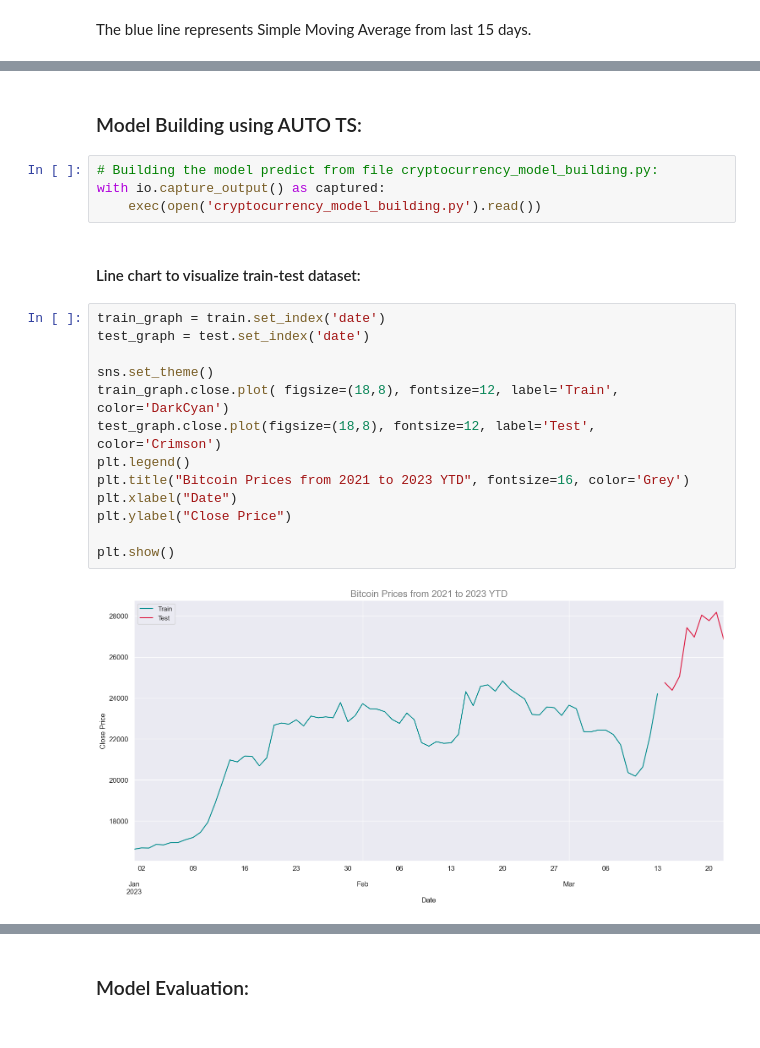
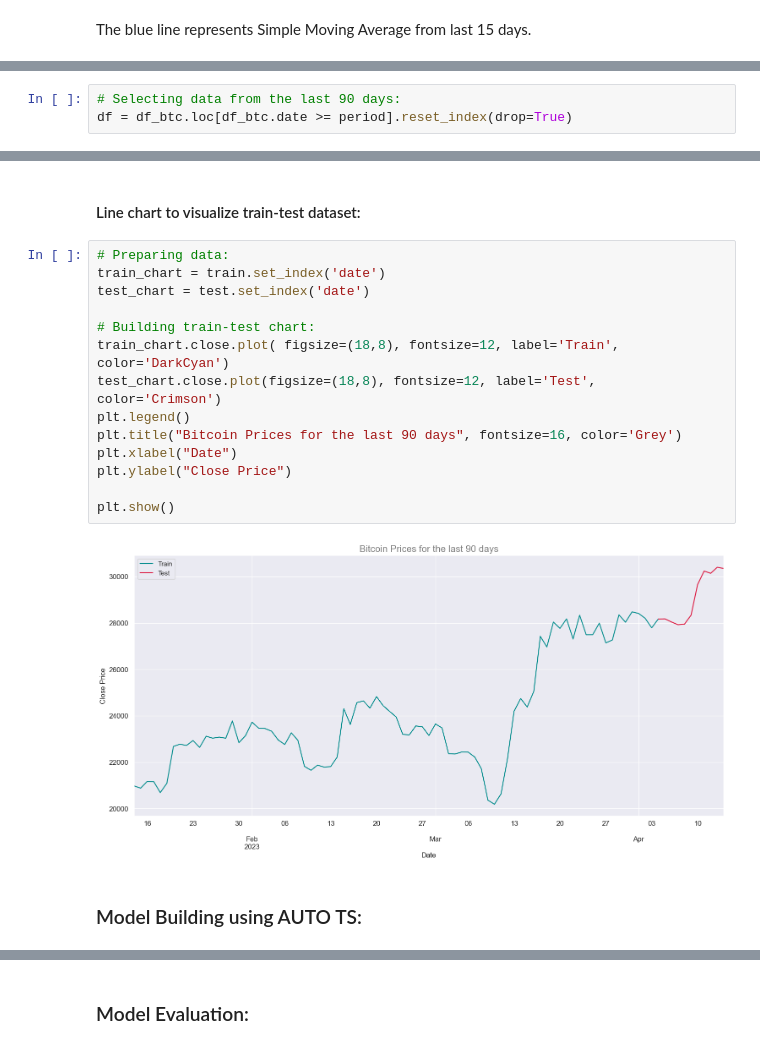
Before and after one commit to GiovannaBezerra/criptocurrency_price_prediction, a Jupyter notebook: cryptocurrency_price_prediction.ipynb, the cells around one changed output, grey strips where cells are left out. Drawn from its saved outputs; the diff is of its cells as text.

```diff
--- a/cryptocurrency_price_prediction.ipynb
+++ b/cryptocurrency_price_prediction.ipynb
@@ -46,0 +55,3 @@ The blue line represents Simple Moving Average from last 15 days.
+# %%
+# Selecting data from the last 90 days:
+df = df_btc.loc[df_btc.date >= period].reset_index(drop=True)
@@ -47,23 +71,20 @@ The blue line represents Simple Moving Average from last 15 days.
+# %% [markdown]
+####  Line chart to visualize train-test dataset:
+# %%
+# Preparing data:
+train_chart = train.set_index('date')
+test_chart = test.set_index('date')
+
+# Building train-test chart:
+train_chart.close.plot( figsize=(18,8), fontsize=12, label='Train', color='DarkCyan')
+test_chart.close.plot(figsize=(18,8), fontsize=12, label='Test', color='Crimson')
+plt.legend()
+plt.title("Bitcoin Prices for the last 90 days", fontsize=16, color='Grey')
+plt.xlabel("Date")
+plt.ylabel("Close Price")
+
+plt.show()
+# %% [output]
+[figure, added]
 # %% [markdown]
 ### Model Building using AUTO TS:
-# %%
-# Building the model predict from file cryptocurrency_model_building.py:
-with io.capture_output() as captured:
-    exec(open('cryptocurrency_model_building.py').read())
-# %% [markdown]
-####  Line chart to visualize train-test dataset:
-# %%
-train_graph = train.set_index('date')
-test_graph = test.set_index('date')
-
-sns.set_theme()
-train_graph.close.plot( figsize=(18,8), fontsize=12, label='Train', color='DarkCyan')
-test_graph.close.plot(figsize=(18,8), fontsize=12, label='Test', color='Crimson')
-plt.legend()
-plt.title("Bitcoin Prices from 2021 to 2023 YTD", fontsize=16, color='Grey')
-plt.xlabel("Date")
-plt.ylabel("Close Price")
-
-plt.show()
-# %% [output]
-[figure, removed]
```
Also changed, not shown: parts of 26 cells of this notebook.
